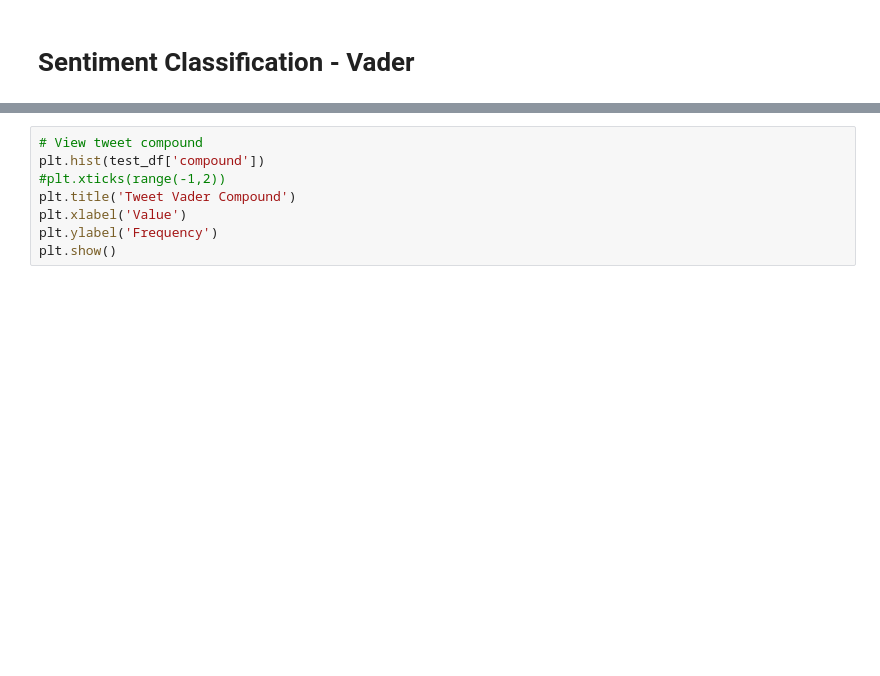
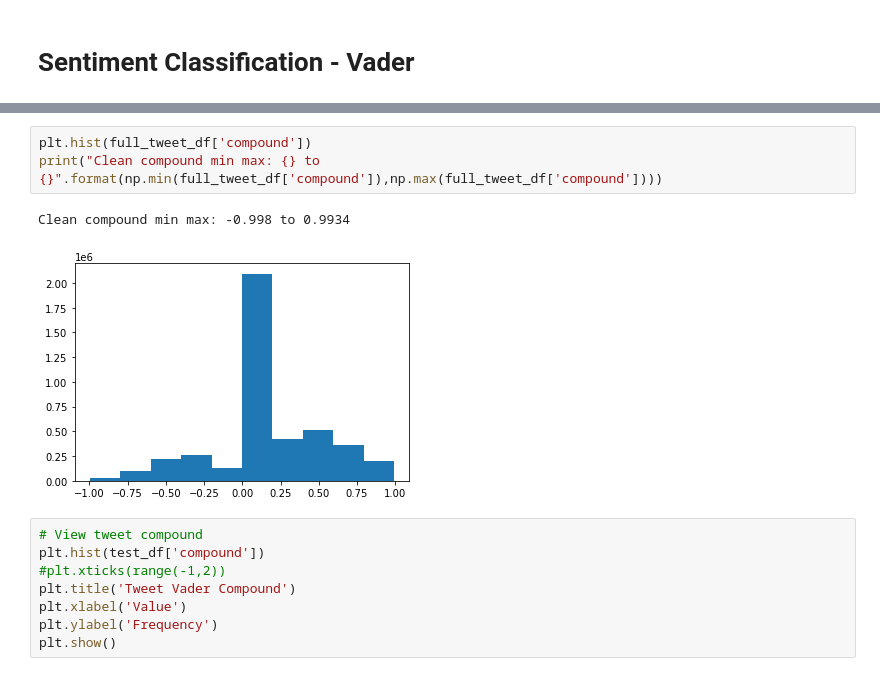
Before and after one commit to heatherpieszala/w207_final_project, a Jupyter notebook: w207_final_project/notebooks/sumedh_sentimentclassifier_analysis.ipynb, the cells around one changed output, grey strips where cells are left out. Saved outputs shown, nothing was run; the diff lists cells and outputs as text; blank space fills up the shorter version.

```diff
--- a/w207_final_project/notebooks/sumedh_sentimentclassifier_analysis.ipynb
+++ b/w207_final_project/notebooks/sumedh_sentimentclassifier_analysis.ipynb
@@ -184,3 +214,9 @@ test_df["clean_compound"] = test_df["clean_tweet"].apply(get_sentiment_score)
+# %%
+plt.hist(full_tweet_df['compound'])
+print("Clean compound min max: {} to {}".format(np.min(full_tweet_df['compound']),np.max(full_tweet_df['compound'])))
+# %% [output]
+Clean compound min max: -0.998 to 0.9934
+[figure, added]
 # %%
 # View tweet compound
 plt.hist(test_df['compound'])
```
Also changed, not shown: parts of 10 cells of this notebook, 1 other file.
